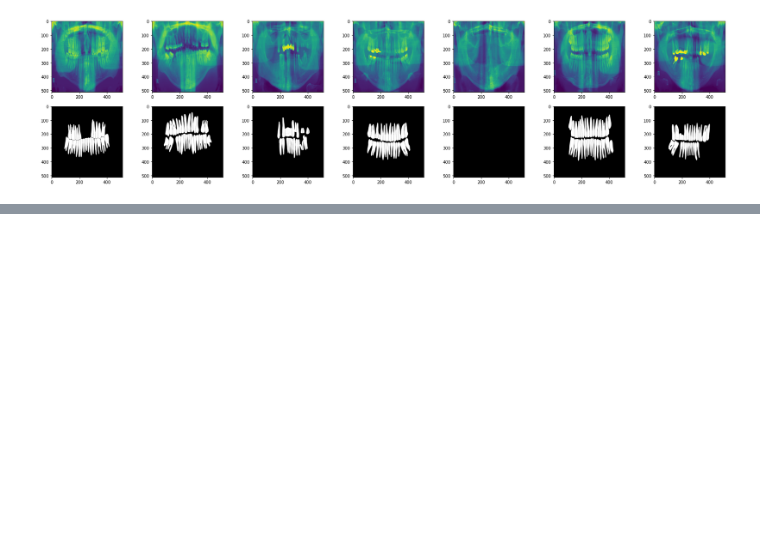
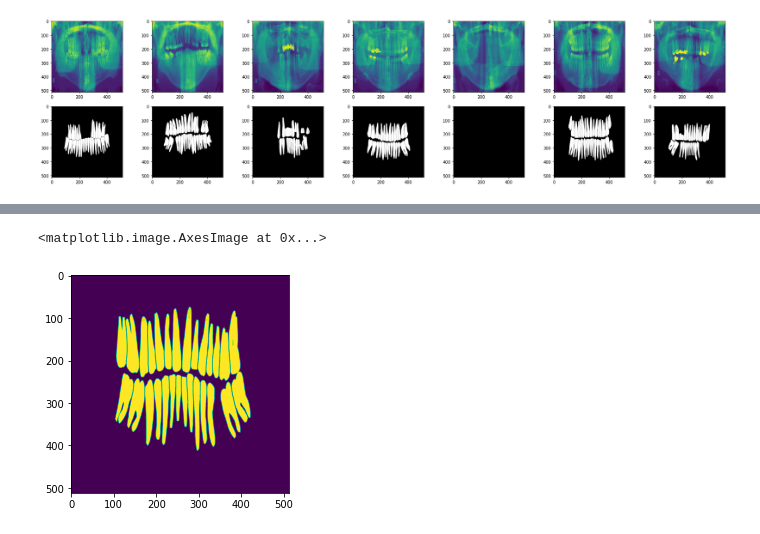
Before and after one commit to RobertSmithers/TeethSegmentation, a Jupyter notebook: loader.ipynb, the cells around one changed output, grey strips where cells are left out. Saved outputs shown, nothing was run; the diff lists cells and outputs as text; code cells hidden in the pictures; blank space fills up the shorter version.

```diff
--- a/loader.ipynb
+++ b/loader.ipynb
@@ -155,0 +237,5 @@ test_loader = DataLoader(dataset=test_data, batch_size=2, shuffle=True, num_work
+# %%
+plt.imshow(train_data[8]['annotation'].squeeze(0))
+# %% [output]
+<matplotlib.image.AxesImage at 0x...>
+[figure, added]
```
Also changed, not shown: parts of 20 cells of this notebook.
